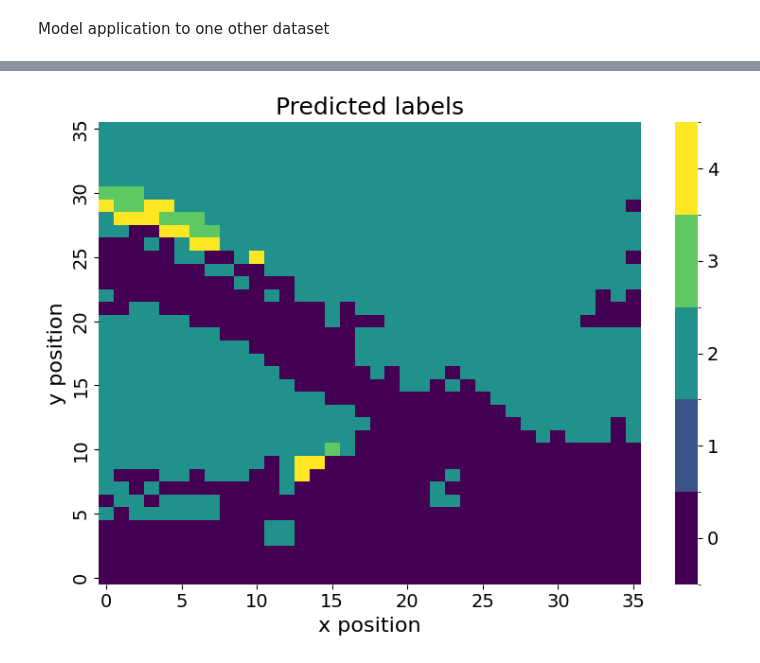
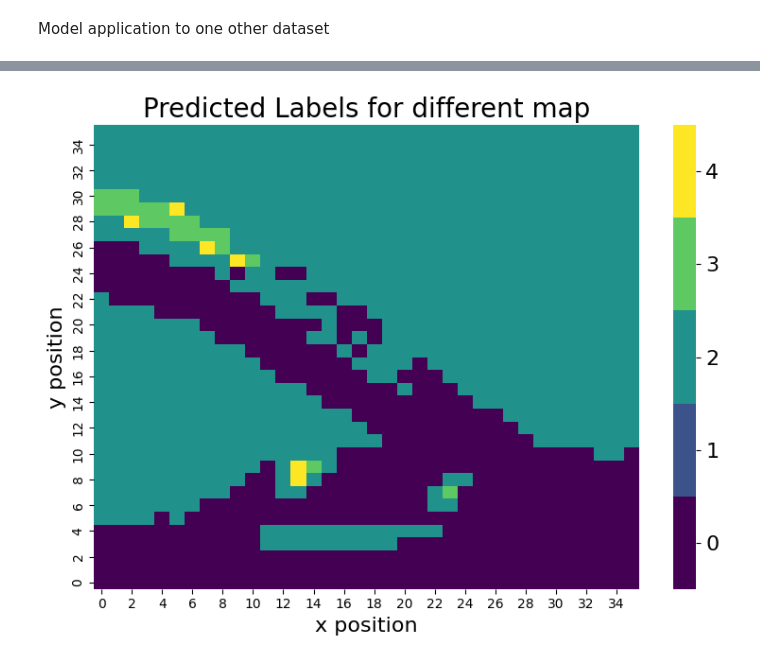
Before and after one commit to Torbus2025/photoemission_quality, a Jupyter notebook: 2_BaselineModel/baseline_model_best.ipynb, the cells around one changed output, grey strips where cells are left out. Drawn from its saved outputs; the diff is of its cells as text; code cells hidden in the pictures.

Commit message:
different plot design

```diff
--- a/2_BaselineModel/baseline_model_best.ipynb
+++ b/2_BaselineModel/baseline_model_best.ipynb
@@ -32,9 +32,11 @@ from sklearn.pipeline import Pipeline
 # df = pd.read_csv('your_dataset.csv')
 #hf = h5py.File('.../ML/data/x_y_grid_20260417_105734_020_z000000_snapshot_20260504_103145.h5', 'r')
 #labels_df = pd.read_csv('.../ML/data/Classification_table.csv', delimiter=';', usecols=['Symmetrie', 'Resolution'])
+hf = h5py.File('/Users/atimm/Documents/ML/data/x_y_grid_20260417_105734_020_z000000_snapshot_20260504_103145.h5', 'r')
+labels_df = pd.read_excel('/Users/atimm/Documents/ML/data/Classification_table_Version3.xlsx', usecols=['Resolution'])
 
-hf = h5py.File('/Users/katharinasteinkirchner/Documents/Machine Learning/x_y_grid_20260417_105734_020_z000000_snapshot_20260504_103145.h5', 'r')
-labels_df = pd.read_excel('/Users/katharinasteinkirchner/Documents/Machine Learning/Classification_table_Version3.xlsx', usecols=['Resolution'])
+# hf = h5py.File('/Users/katharinasteinkirchner/Documents/Machine Learning/x_y_grid_20260417_105734_020_z000000_snapshot_20260504_103145.h5', 'r')
+# labels_df = pd.read_excel('/Users/katharinasteinkirchner/Documents/Machine Learning/Classification_table_Version3.xlsx', usecols=['Resolution'])
 
 # Feature selection
 # Example: Selecting only two features for a simple baseline model
@@ -353,7 +511,8 @@ import matplotlib.pyplot as plt
 from matplotlib.colors import ListedColormap, BoundaryNorm
 import h5py
 
-h5_path_3 = "/Users/katharinasteinkirchner/Documents/Machine Learning/Pos_map_20260526_161920_020_z000000_snapshot_20260526_174221_snapshot_20260616_135747.h5"
+#h5_path_3 = "/Users/katharinasteinkirchner/Documents/Machine Learning/Pos_map_20260526_161920_020_z000000_snapshot_20260526_174221_snapshot_20260616_135747.h5"
+h5_path_3 = '/Users/atimm/Documents/ML/data/Pos_map_20260526_161920_020_z000000_snapshot_20260526_174221_snapshot_20260616_135747.h5'
 
 with h5py.File(h5_path_3, "r", libver="latest", swmr=True) as f:
     data = f["entry/acquisition/data"]
@@ -428,36 +587,57 @@ class_norm = BoundaryNorm(np.arange(-0.5, 5.5, 1), class_cmap.N)
 # --------------------------------------------------
 # Plot
 # --------------------------------------------------
+label_min = np.min(y)
+label_max = np.max(y)
+
+bounds = np.arange(label_min - 0.5, label_max + 1.5, 1)
+
 fig, ax = plt.subplots(figsize=(8, 6))
 
-heatmap = sns.heatmap(
-    pred_matrix,
-    cmap=class_cmap,
-    norm=class_norm,
-    cbar=True,
-    ax=ax
-)
+# heatmap = sns.heatmap(
+#     pred_matrix,
+#     cmap=class_cmap,
+#     norm=class_norm,
+#     cbar=True,
+#     ax=ax
+# )
 
+# ax.invert_yaxis()
+
+# ax.set_xticks(xticks + 0.5)
+# ax.set_xticklabels(xticks)
+
+# ax.set_yticks(yticks + 0.5)
+# ax.set_yticklabels(yticks)
+
+# ax.set_xlabel("x position", fontsize=16)
+# ax.set_ylabel("y position", fontsize=16)
+# ax.set_title("Predicted labels", fontsize=18)
+# ax.tick_params(axis="both", labelsize=14)
+
+# # Colorbar
+# cbar = heatmap.collections[0].colorbar
+# cbar.set_ticks([0, 1, 2, 3, 4])
+# cbar.set_ticklabels(["0", "1", "2", "3", "4"])
+# cbar.ax.tick_params(labelsize=14)
+
+ax = sns.heatmap(pred_matrix, cmap=class_cmap, cbar=True, linewidths=0.0,
+                 cbar_kws={"ticks": np.arange(label_min, label_max + 1),"boundaries": bounds})
 ax.invert_yaxis()
+cbar = ax.collections[0].colorbar
+cbar.ax.tick_params(labelsize=16)
+plt.title(f'Predicted Labels for different map', size=20)
+plt.xlabel('x position', size=16)
+plt.ylabel('y position', size=16)
+plt.tight_layout()
 
-ax.set_xticks(xticks + 0.5)
-ax.set_xticklabels(xticks)
+plt.savefig(
+            f"pred_label_matrix_map2.pdf",
+            bbox_inches="tight",
+            pad_inches=0.06
+         )
 
-ax.set_yticks(yticks + 0.5)
-ax.set_yticklabels(yticks)
 
-ax.set_xlabel("x position", fontsize=16)
-ax.set_ylabel("y position", fontsize=16)
-ax.set_title("Predicted labels", fontsize=18)
-ax.tick_params(axis="both", labelsize=14)
-
-# Colorbar
-cbar = heatmap.collections[0].colorbar
-cbar.set_ticks([0, 1, 2, 3, 4])
-cbar.set_ticklabels(["0", "1", "2", "3", "4"])
-cbar.ax.tick_params(labelsize=14)
-
-plt.tight_layout()
 plt.show()
 # %% [output]
 (288, 216, 67)
@@ -470,3 +650,3 @@ Predicted class distribution:
 0
 Total samples: 1296, Padded samples: 1296
-[figure, old version]
+[figure, new version]
```
Also changed, not shown: parts of 5 cells of this notebook, 2 other files.
